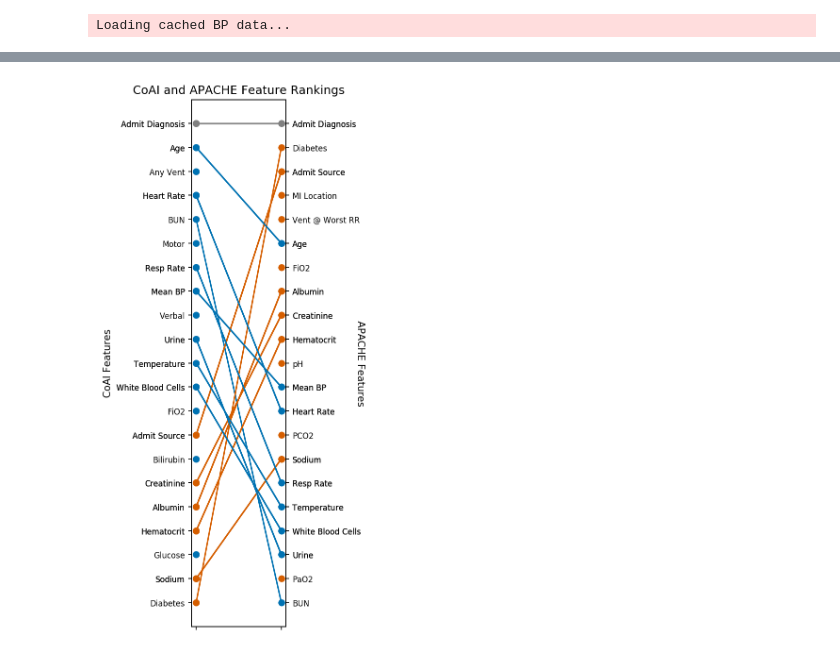
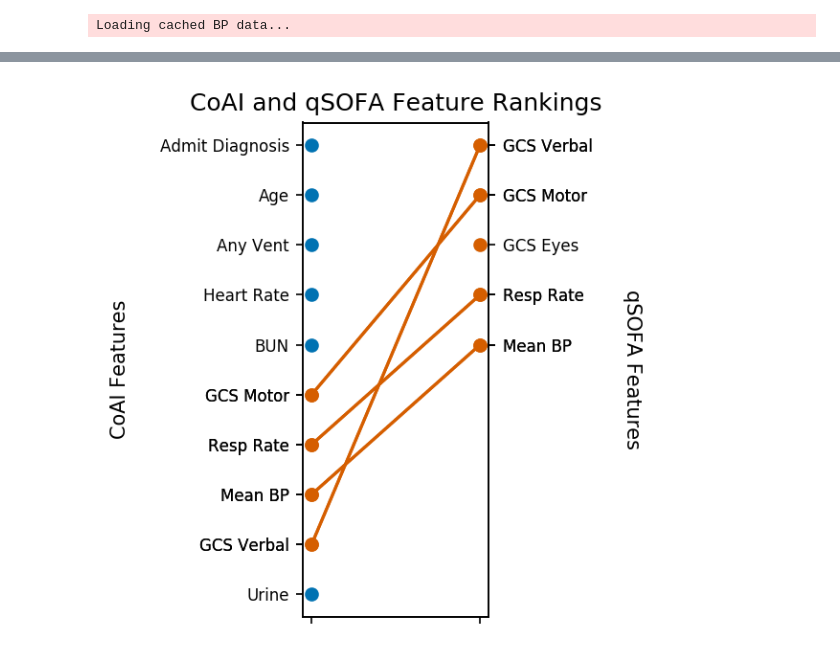
Before and after one commit to suinleelab/coai, a Jupyter notebook: experiments/ICU.ipynb, the cells around one changed output, grey strips where cells are left out. Cells and saved outputs as stored; diff of their text form; code cells hidden in the pictures.

```diff
--- a/experiments/ICU.ipynb
+++ b/experiments/ICU.ipynb
@@ -193,13 +193,22 @@ plt.tight_layout()
 # %%
-newcols = np.array(['Intub @ Worst ABG','Vent @ Worst RR','Dialysis','Eyes','Motor','Verbal','Unscorable - Meds',
+newcols = np.array(['Intub @ Worst ABG','Vent @ Worst RR','Dialysis','GCS Eyes','GCS Motor','GCS Verbal','Unscorable - Meds',
            'Urine','White Blood Cells','Temperature','Resp Rate','Sodium','Heart Rate',
            'Mean BP','pH','Hematocrit','Creatinine','Albumin','PaO2','PCO2','BUN','Glucose',
-           'Bilirubin','FiO2','Day in SICU','SAPS3 Day 1','SAPS3 Today','SAPS3 Yesterday',
-           'Gender','Teaching Type','Region','Bed Count','Admit Source',' Graft Count','Age',
-          'Admit Diagnosis', 'Vent @ Worst RR','Any Vent','Any Intub','Diabetes','Management System',
-           'Var03hspxlos','Ejection Fraction','Visit Number','MI Location','Unscorable - Meds','GCS Verbal',
+           'Bilirubin','fiO2',
+           'Gender','Bed Count','Admit Source',' Graft Count','Age',
+          'Admit Diagnosis', 'Vent @ Worst RR','Any Vent','Any Intub','Diabetes',
+           'Ejection Fraction','Visit Number','MI Location','Unscorable - Meds','GCS Verbal',
           'GCS Motor','GCS Eyes','PaO2','FiO2'])
-dropped_inds = np.isin(Xtrain.columns,['ventday1','day1meds', 'sicuday', 'saps3day1',
-       'saps3today', 'saps3yesterday','teachtype','region','managementsystem','var03hspxlos'])
+
+# newcols = np.array(['Intub @ Worst ABG','Vent @ Worst RR','Dialysis','Eyes','Motor','Verbal','Unscorable - Meds',
+#            'Urine','White Blood Cells','Temperature','Resp Rate','Sodium','Heart Rate',
+#            'Mean BP','pH','Hematocrit','Creatinine','Albumin','PaO2','PCO2','BUN','Glucose',
+#            'Bilirubin','FiO2','Day in SICU','SAPS3 Day 1','SAPS3 Today','SAPS3 Yesterday',
+#            'Gender','Teaching Type','Region','Bed Count','Admit Source',' Graft Count','Age',
+#           'Admit Diagnosis', 'Vent @ Worst RR','Any Vent','Any Intub','Diabetes','Management System',
+#            'Var03hspxlos','Ejection Fraction','Visit Number','MI Location','Unscorable - Meds','GCS Verbal',
+#           'GCS Motor','GCS Eyes','PaO2','FiO2'])
+# dropped_inds = np.isin(Xtrain.columns,['ventday1','day1meds', 'sicuday', 'saps3day1',
+#        'saps3today', 'saps3yesterday','teachtype','region','managementsystem','var03hspxlos'])
 # %%
 # Feature importance for APACHE Score
@@ -209,18 +245,20 @@ pred_coefs = np.array([apache_coefs[c] for c in Xtrain.columns])
 # %%
-plt.figure(dpi=150,figsize=(4,8))
+plt.figure(dpi=150,figsize=(4,4))
 ax=plt.gca()
 plots.compare_orders(
-    np.argsort(plots.first_feature_uses(GO)[~dropped_inds]),
-    np.argsort(pred_coefs[~dropped_inds])[::-1],
-    features=newcols[~dropped_inds],ax=ax,min_per_model=20,max_per_model=20,model_names=['',''])
+    np.argsort(plots.first_feature_uses(GO)),
+    np.argsort(np.abs(qimps))[::-1],
+    features=newcols,ax=ax,min_per_model=[10,5],max_per_model=[20,5],model_names=['CoAI','qSOFA'],
+#     drop_bottom_k=30
+)
 axt = plots.get_twin(ax)
 ax.set_yticklabels(ax.get_yticklabels(),fontsize=8)
 axt.set_yticklabels(axt.get_yticklabels(),fontsize=8)
 ax.set_xticklabels(['',''])
-ax.set_ylabel('CoAI Features')
-twiny = axt.set_ylabel('APACHE Features')
+ax.set_ylabel('CoAI Features\n')
+twiny = axt.set_ylabel('qSOFA Features\n',va='bottom')
 twiny.set_rotation(-90)
-plt.title("CoAI and APACHE Feature Rankings")
+plt.title("CoAI and qSOFA Feature Rankings")
 plt.tight_layout()
 # %% [output]
-[figure, old version]
+[figure, new version]
```
Also changed, not shown: parts of 8 cells of this notebook, 5 other files.
